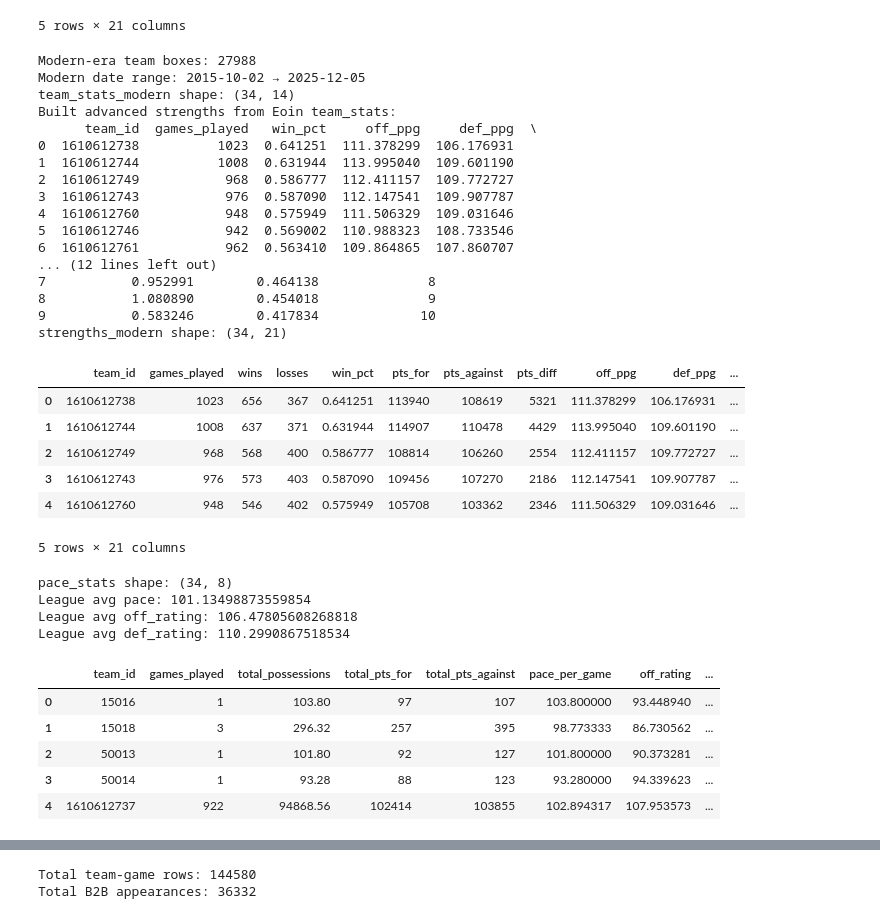
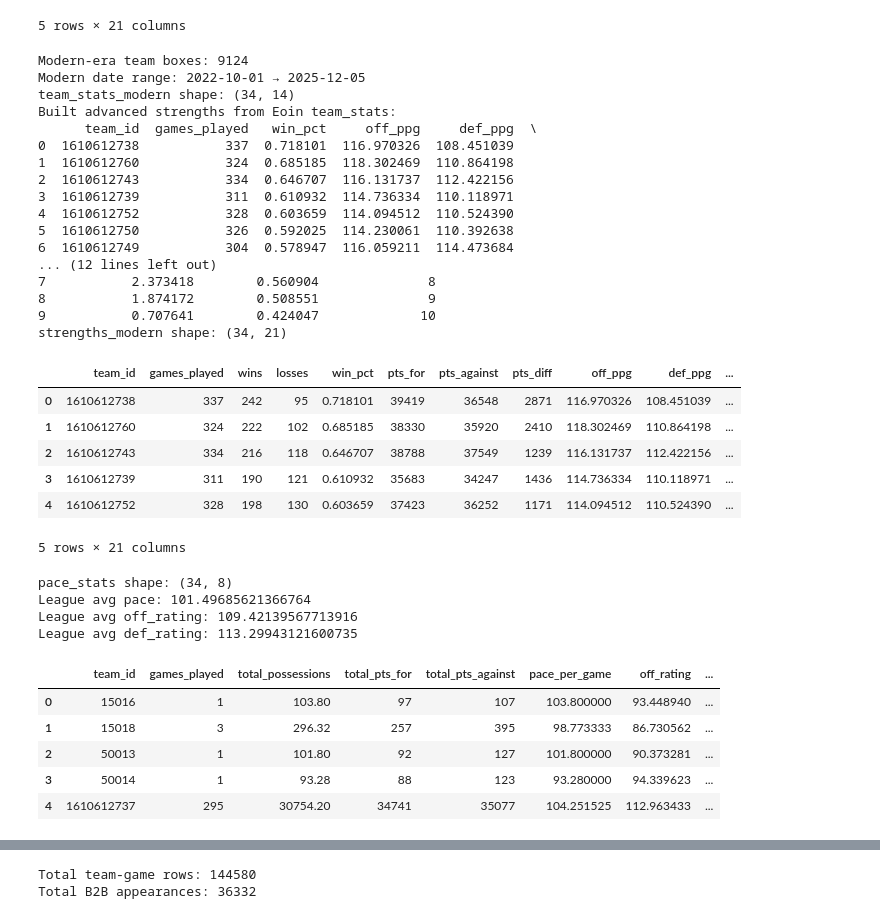
Before and after one commit to wjdorsey/qepc_project, a Jupyter notebook: notebooks/nba/20_backtest_eoin_totals.ipynb, the cells around one changed output, grey strips where cells are left out. Cells and saved outputs as stored; diff of their text form; code cells hidden in the pictures.

Commit message:
daily predictions engine prototype, started odds integration pipeline

```diff
--- a/notebooks/nba/20_backtest_eoin_totals.ipynb
+++ b/notebooks/nba/20_backtest_eoin_totals.ipynb
@@ -113,61 +113,65 @@ strengths_df shape: (34, 21)
 5 rows × 21 columns
 # %%
 # ==========================================
-# CELL 2C – MODERN-ERA TEAM STRENGTHS
+# CELL 2C – MODERN-ERA TEAM STRENGTHS (2022+)
 # ==========================================
 import datetime as dt
+import pandas as pd
 
-# Choose a "modern" cutoff season. You can tweak this.
-modern_cutoff = dt.date(2015, 10, 1)
+from qepc.nba.eoin_team_stats import build_team_stats_from_eoin
+from qepc.nba.team_strengths_eoin import calculate_advanced_strengths_from_eoin
 
-# Ensure game_date exists and is a date
+# Use only recent seasons for strengths. You can change this to 2023-10-01 to test.
+modern_cutoff = dt.date(2022, 10, 1)
+
 if "game_date" not in team_boxes_qepc.columns:
     raise ValueError("team_boxes_qepc is missing 'game_date' column.")
 
 if not pd.api.types.is_datetime64_any_dtype(team_boxes_qepc["game_date"]):
     team_boxes_qepc["game_date"] = pd.to_datetime(team_boxes_qepc["game_date"]).dt.date
 
 team_boxes_modern = team_boxes_qepc[team_boxes_qepc["game_date"] >= modern_cutoff].copy()
 
 print("Modern-era team boxes:", len(team_boxes_modern))
 print("Modern date range:",
       team_boxes_modern["game_date"].min(),
       "→",
       team_boxes_modern["game_date"].max())
 
-# Rebuild stats + strengths from modern-only data
+# Build team stats and strengths from the modern window only
 team_stats_modern = build_team_stats_from_eoin(team_boxes_modern)
 print("team_stats_modern shape:", team_stats_modern.shape)
 
 strengths_modern = calculate_advanced_strengths_from_eoin(team_stats_modern)
 print("strengths_modern shape:", strengths_modern.shape)
 
-strengths_idx = strengths_modern.set_index("team_id")  # overwrite the old index
+# Index we’ll use for predictions
+strengths_idx = strengths_modern.set_index("team_id")
 display(strengths_modern.head())
 # %% [output]
-Modern-era team boxes: 27988
-Modern date range: 2015-10-02 → 2025-12-05
+Modern-era team boxes: 9124
+Modern date range: 2022-10-01 → 2025-12-05
 team_stats_modern shape: (34, 14)
 Built advanced strengths from Eoin team_stats:
       team_id  games_played   win_pct     off_ppg     def_ppg  \
-0  1610612738          1023  0.641251  111.378299  106.176931
-1  1610612744          1008  0.631944  113.995040  109.601190
-2  1610612749           968  0.586777  112.411157  109.772727
-3  1610612743           976  0.587090  112.147541  109.907787
-4  1610612760           948  0.575949  111.506329  109.031646
-5  1610612746           942  0.569002  110.988323  108.733546
-6  1610612761           962  0.563410  109.864865  107.860707
+0  1610612738           337  0.718101  116.970326  108.451039
+1  1610612760           324  0.685185  118.302469  110.864198
+2  1610612743           334  0.646707  116.131737  112.422156
+3  1610612739           311  0.610932  114.736334  110.118971
+4  1610612752           328  0.603659  114.094512  110.524390
+5  1610612750           326  0.592025  114.230061  110.392638
+6  1610612749           304  0.578947  116.059211  114.473684
 ... (12 lines left out)
-7           0.952991        0.464138              8
-8           1.080890        0.454018              9
-9           0.583246        0.417834             10
+7           2.373418        0.560904              8
+8           1.874172        0.508551              9
+9           0.707641        0.424047             10
 strengths_modern shape: (34, 21)
 |  | team_id | games_played | wins | losses | win_pct | pts_for | pts_against | pts_diff | off_ppg | def_ppg | ... |
-| 0 | 1610612738 | 1023 | 656 | 367 | 0.641251 | 113940 | 108619 | 5321 | 111.378299 | 106.176931 | ... |
-| 1 | 1610612744 | 1008 | 637 | 371 | 0.631944 | 114907 | 110478 | 4429 | 113.995040 | 109.601190 | ... |
-| 2 | 1610612749 | 968 | 568 | 400 | 0.586777 | 108814 | 106260 | 2554 | 112.411157 | 109.772727 | ... |
-| 3 | 1610612743 | 976 | 573 | 403 | 0.587090 | 109456 | 107270 | 2186 | 112.147541 | 109.907787 | ... |
-| 4 | 1610612760 | 948 | 546 | 402 | 0.575949 | 105708 | 103362 | 2346 | 111.506329 | 109.031646 | ... |
+| 0 | 1610612738 | 337 | 242 | 95 | 0.718101 | 39419 | 36548 | 2871 | 116.970326 | 108.451039 | ... |
+| 1 | 1610612760 | 324 | 222 | 102 | 0.685185 | 38330 | 35920 | 2410 | 118.302469 | 110.864198 | ... |
+| 2 | 1610612743 | 334 | 216 | 118 | 0.646707 | 38788 | 37549 | 1239 | 116.131737 | 112.422156 | ... |
+| 3 | 1610612739 | 311 | 190 | 121 | 0.610932 | 35683 | 34247 | 1436 | 114.736334 | 110.118971 | ... |
+| 4 | 1610612752 | 328 | 198 | 130 | 0.603659 | 37423 | 36252 | 1171 | 114.094512 | 110.524390 | ... |
 5 rows × 21 columns
 # %%
 # ==========================================
@@ -228,14 +232,14 @@ display(pace_stats.head())
 pace_idx = pace_stats.set_index("team_id")
 # %% [output]
 pace_stats shape: (34, 8)
-League avg pace: 101.13498873559854
-League avg off_rating: 106.47805608268818
-League avg def_rating: 110.2990867518534
+League avg pace: 101.49685621366764
+League avg off_rating: 109.42139567713916
+League avg def_rating: 113.29943121600735
 |  | team_id | games_played | total_possessions | total_pts_for | total_pts_against | pace_per_game | off_rating | ... |
 | 0 | 15016 | 1 | 103.80 | 97 | 107 | 103.800000 | 93.448940 | ... |
 | 1 | 15018 | 3 | 296.32 | 257 | 395 | 98.773333 | 86.730562 | ... |
 | 2 | 50013 | 1 | 101.80 | 92 | 127 | 101.800000 | 90.373281 | ... |
 | 3 | 50014 | 1 | 93.28 | 88 | 123 | 93.280000 | 94.339623 | ... |
-| 4 | 1610612737 | 922 | 94868.56 | 102414 | 103855 | 102.894317 | 107.953573 | ... |
+| 4 | 1610612737 | 295 | 30754.20 | 34741 | 35077 | 104.251525 | 112.963433 | ... |
 # %%
 # ==========================================
```
Also changed, not shown: parts of 5 cells of this notebook, 13 other files.
